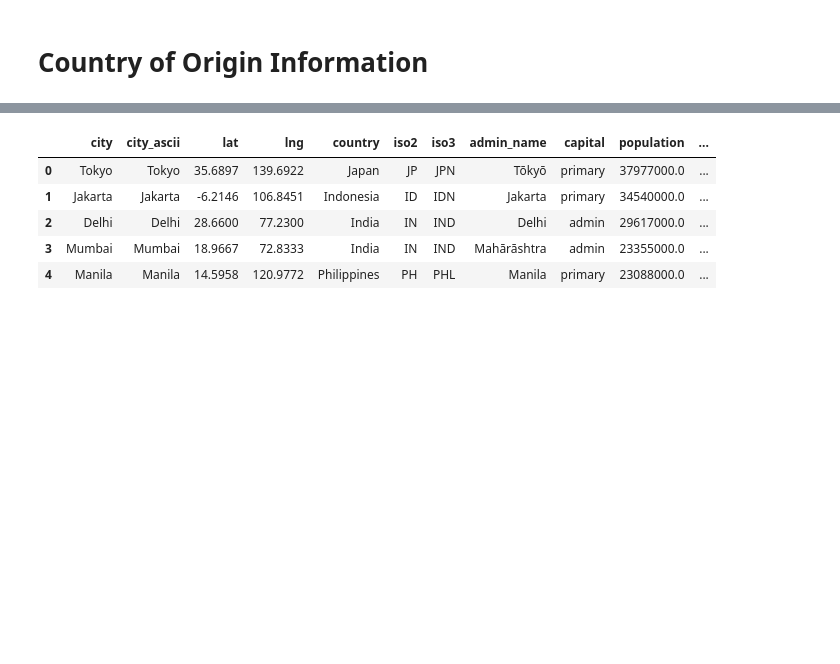
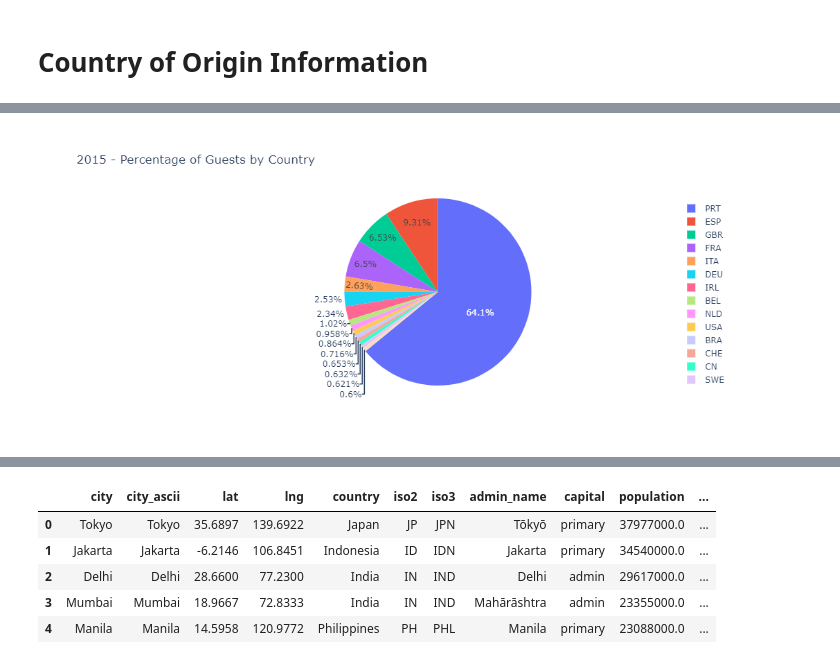
Before and after one commit to nordbynick/UWFinTech_Project3, a Jupyter notebook: Visualizations/Dashboard.ipynb, the cells around one changed output, grey strips where cells are left out. Cells and saved outputs as stored; diff of their text form; code cells hidden in the pictures; blank space fills up the shorter version.

```diff
--- a/Visualizations/Dashboard.ipynb
+++ b/Visualizations/Dashboard.ipynb
@@ -119,0 +108,8 @@ plt.show()
+# %%
+# Create the same pie chart, but using plotly and generate one for each year
+fig_pie_px_2015 = px.pie(top_15_2015,
+                    values = "percentage_of_guests",
+                    names = top_15_2015.index,
+                    title = "2015 - Percentage of Guests by Country")
+fig_pie_px_2015.show()
+# %% [output]
@@ -119,0 +117 @@ plt.show()
+[figure, added]
```
Also changed, not shown: parts of 25 cells of this notebook, 1 other file.
